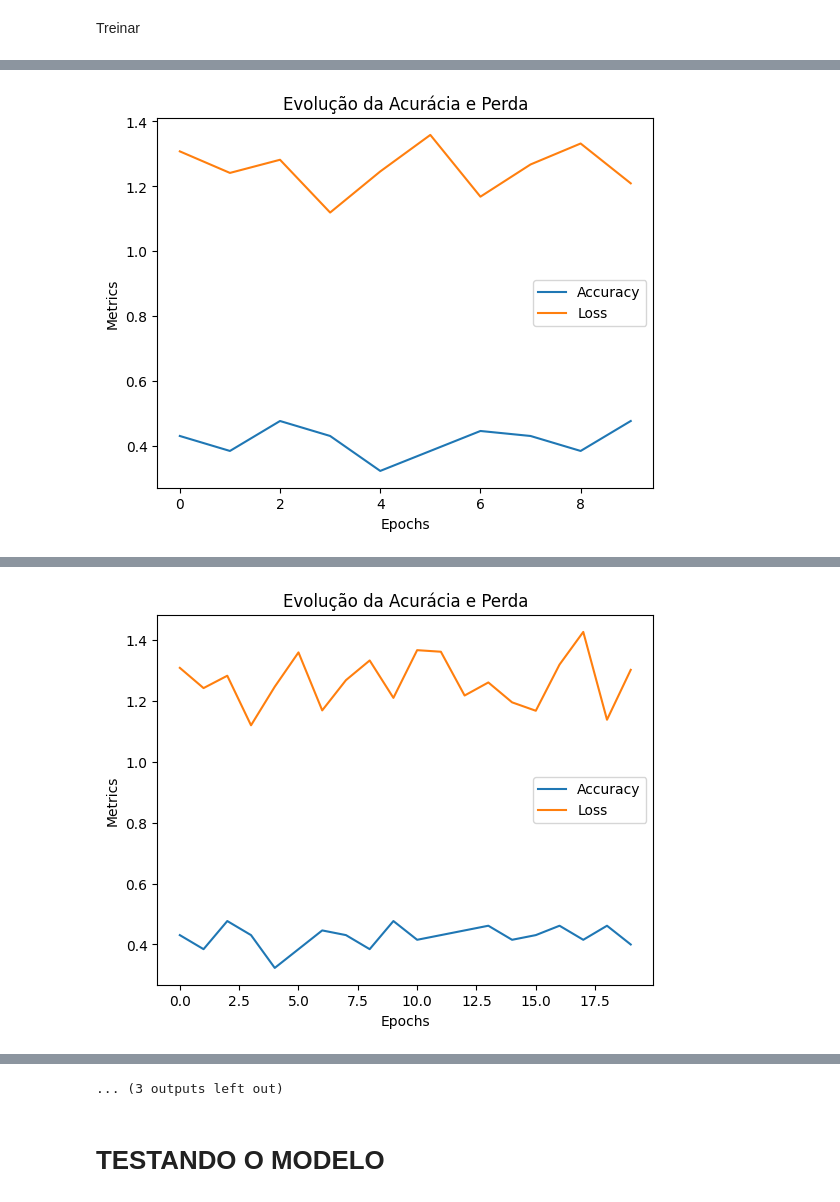
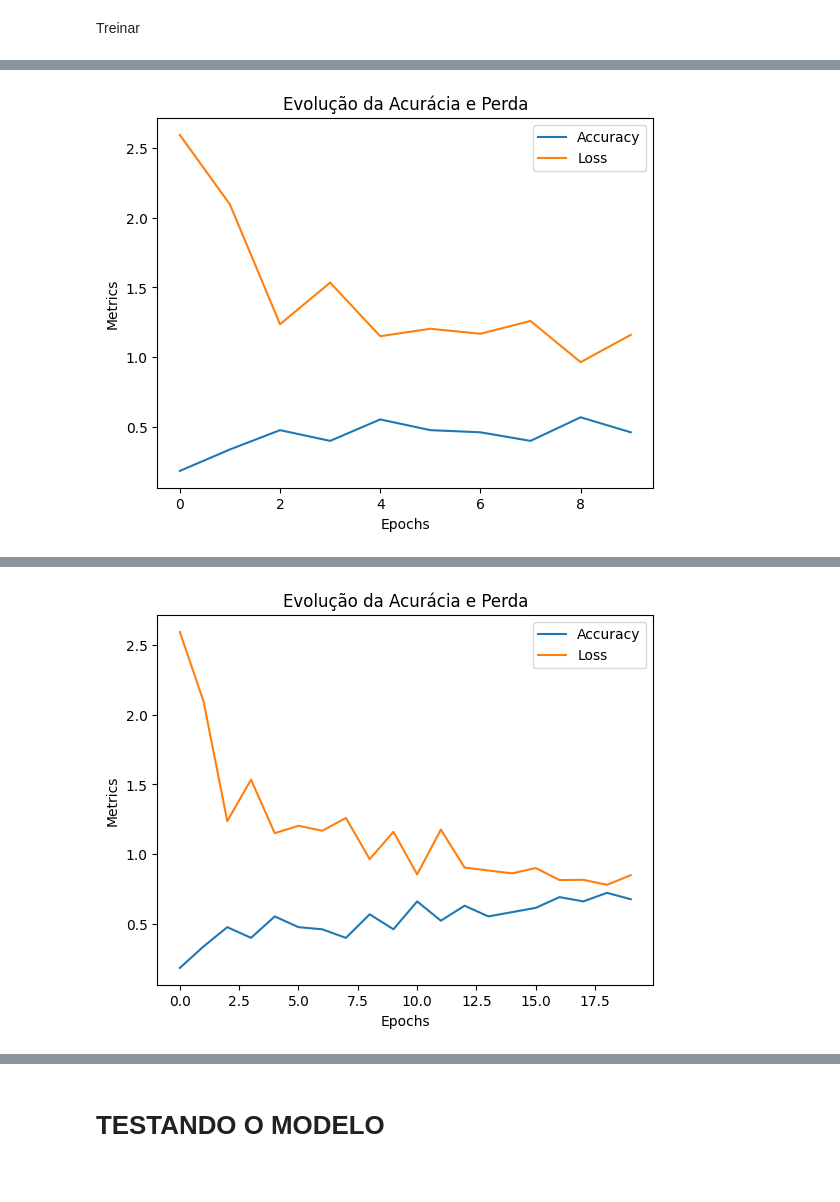
Before and after one commit to N1ckg4m3s/sistema_recomendacao_por_similaridade, a Jupyter notebook: Sistema_de_recomendação_por_similaridade.ipynb, the cells around one changed output, grey strips where cells are left out. Drawn from its saved outputs; the diff is of its cells as text; code cells hidden in the pictures.

```diff
--- a/Sistema_de_recomendação_por_similaridade.ipynb
+++ b/Sistema_de_recomendação_por_similaridade.ipynb
@@ -66,17 +58,9 @@ DataSet_path = '/content/sistema_recomendacao_por_similaridade/Dataset'
 
 datagen = ImageDataGenerator(
     rescale=1./255,
-    rotation_range=90,
-    width_shift_range=0.2,
-    height_shift_range=0.2,
-    shear_range=0.2,
-    zoom_range=0.2,
+    rotation_range=20,
     horizontal_flip=True,
-    fill_mode='nearest',
     validation_split=0.2,
-    brightness_range=[0.2, 2.0],
-    channel_shift_range=50.0,
-    vertical_flip=True,
 )
 
 
@@ -105,7 +89,7 @@ Treinar
 # %%
 # taxa de aprendizado dinamica
 lr_scheduler = ReduceLROnPlateau(
-    monitor='val_categorical_accuracy',
+    monitor='val_accuracy',
     factor=0.3,
     patience=5,
     min_lr=1e-6,
@@ -149,0 +143 @@ Epoch 1: acc: 43.08%, loss: 1.31
+[figure, new version]
@@ -159 +156 @@ Epoch 10: acc: 47.69%, loss: 1.21
-[figure, old version]
+[figure, new version]
@@ -170 +170,0 @@ Epoch 20: acc: 40.00%, loss: 1.30
-[figure, old version]
@@ -214,4 +212,3 @@ Epoch 60: acc: 44.62%, loss: 1.24
-... (3 outputs left out)
 # %% [markdown]
 # TESTANDO O MODELO
 # %% [markdown]
```
Also changed, not shown: parts of 5 cells of this notebook.
